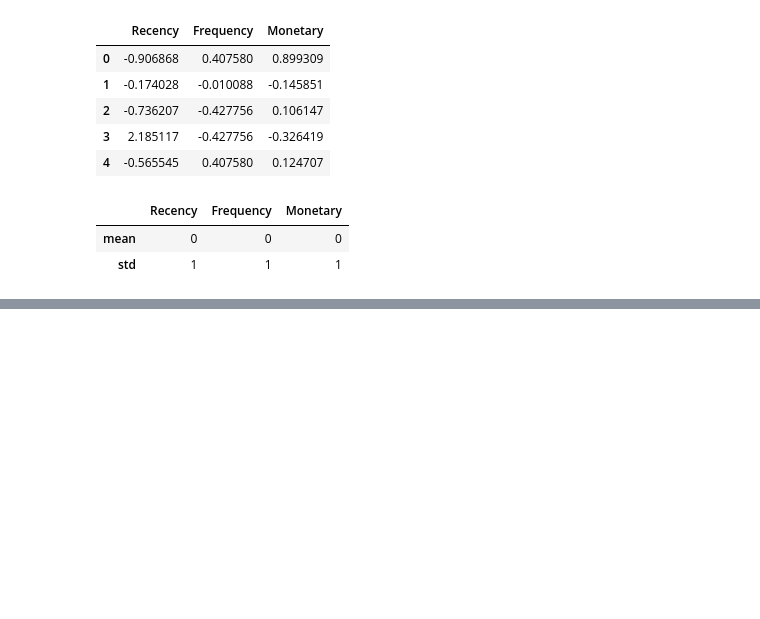
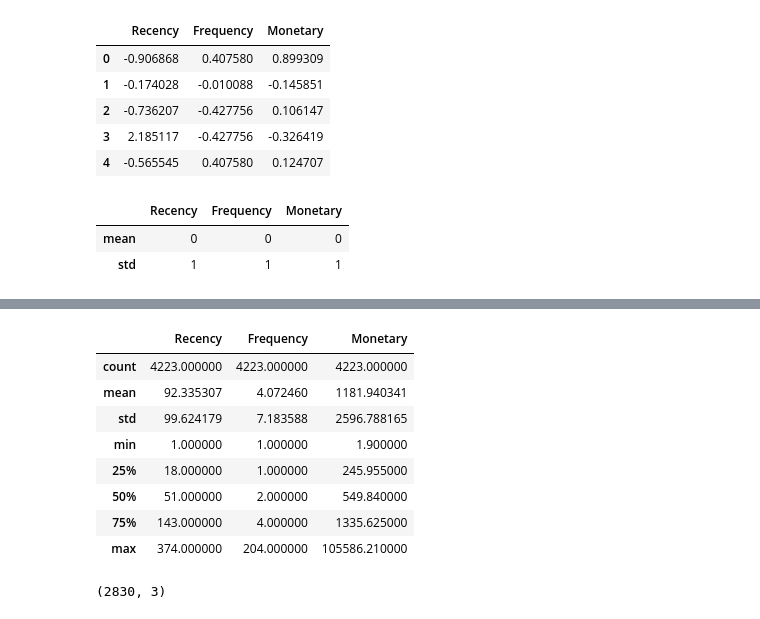
Before and after one commit to Sodiqlef/KMeans-RFM-customer-segmentation, a Jupyter notebook: KMeans-customers-segmentation.ipynb, the cells around one changed output, grey strips where cells are left out. Cells and saved outputs as stored; diff of their text form; code cells hidden in the pictures; blank space fills up the shorter version.

```diff
--- a/KMeans-customers-segmentation.ipynb
+++ b/KMeans-customers-segmentation.ipynb
@@ -268,0 +272,23 @@ rfm.quantile([0.1, 0.9])
+# %%
+rfm.describe()
+# %% [output]
+|  | Recency | Frequency | Monetary |
+| count | 4223.000000 | 4223.000000 | 4223.000000 |
+| mean | 92.335307 | 4.072460 | 1181.940341 |
+| std | 99.624179 | 7.183588 | 2596.788165 |
+| min | 1.000000 | 1.000000 | 1.900000 |
+| 25% | 18.000000 | 1.000000 | 245.955000 |
+| 50% | 51.000000 | 2.000000 | 549.840000 |
+| 75% | 143.000000 | 4.000000 | 1335.625000 |
+| max | 374.000000 | 204.000000 | 105586.210000 |
+# %%
+# Remove from all Recency 85th percentile
+rfm = rfm[
+    (rfm["Recency"] <= rfm["Recency"].quantile([0.85]).values[0]) &
+    (rfm["Frequency"] <= rfm["Frequency"].quantile([0.85]).values[0]) &
+    (rfm["Monetary"] <= rfm["Monetary"].quantile([0.85]).values[0])
+
+]
+rfm.shape
+# %% [output]
+(2830, 3)
```
Also changed, not shown: parts of 20 cells of this notebook.
